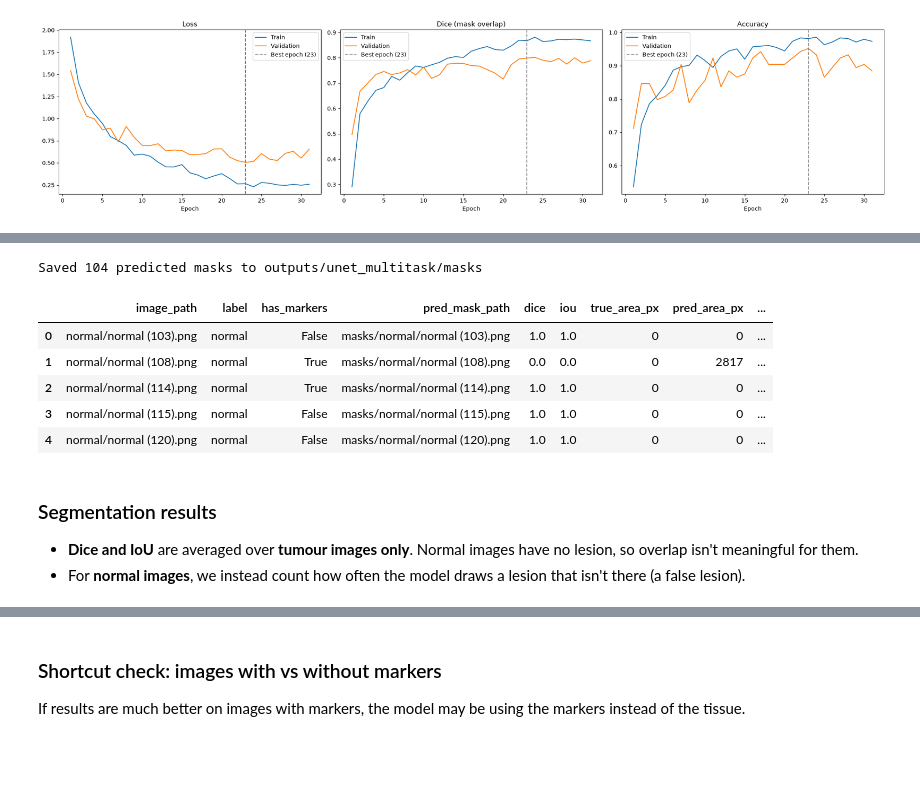
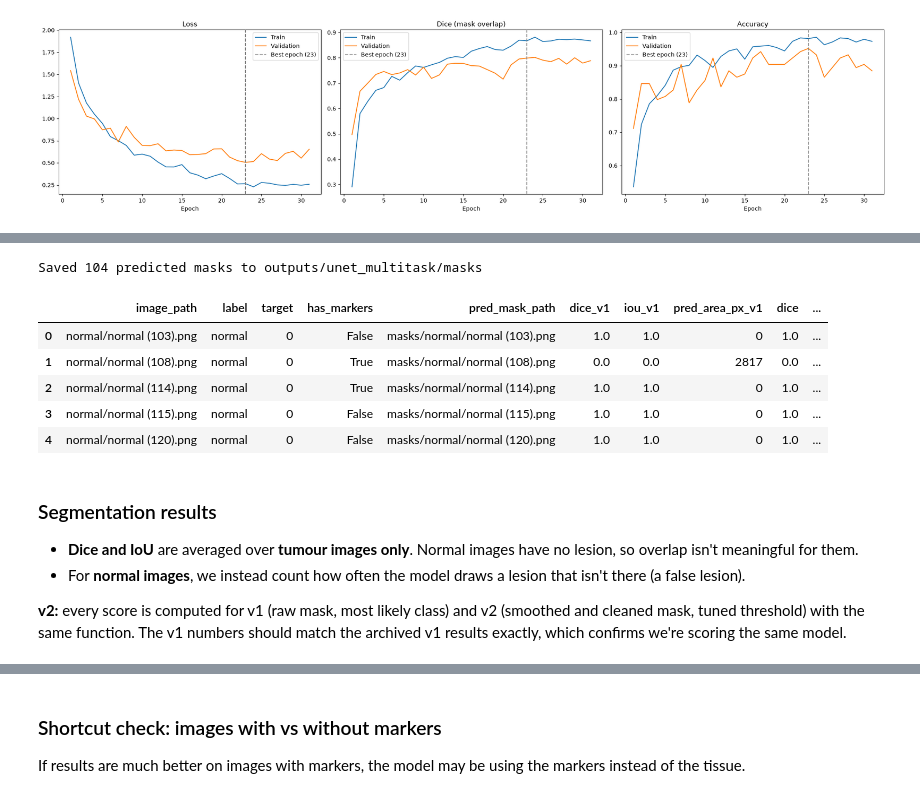
Before and after one commit to Prajwaln08/breast-cancer-detection, a Jupyter notebook: ultrasonic_scans/03_model_unet.ipynb, the cells around one changed output, grey strips where cells are left out. Cells and saved outputs as stored; diff of their text form; code cells hidden in the pictures; blank space fills up the shorter version.

```diff
--- a/ultrasonic_scans/03_model_unet.ipynb
+++ b/ultrasonic_scans/03_model_unet.ipynb
@@ -117,14 +145,28 @@ def load_mask(mask_paths):
     return Image.fromarray(np.any(masks, axis=0).astype(np.uint8) * 255)
 
 
-def unpad_mask(mask, width, height, size=IMAGE_SIZE):
-    """Undo pad_to_square: cut off the borders and resize a True/False mask back to width x height."""
+def crop_box(width, height, size=IMAGE_SIZE):
+    """Where the original image sits inside the padded square: (left, top, new_width, new_height)."""
     scale = size / max(width, height)
     new_width, new_height = round(width * scale), round(height * scale)              # image size inside the square
     left, top = round((size - new_width) / 2), round((size - new_height) / 2)        # where the image starts
+    return left, top, new_width, new_height
+
+
+def unpad_mask(mask, width, height, size=IMAGE_SIZE):
+    """Undo pad_to_square: cut off the borders and resize a True/False mask back to width x height (v1 method)."""
+    left, top, new_width, new_height = crop_box(width, height, size)
     cropped = mask[top:top + new_height, left:left + new_width]
     resized = Image.fromarray(cropped.astype(np.uint8) * 255).resize((width, height), Image.NEAREST)
     return np.array(resized) > 127
+
+
+def unpad_probs(probs, width, height, size=IMAGE_SIZE):
+    """v2: undo pad_to_square for a probability map: cut off the borders and resize smoothly back to width x height.
+    Threshold the result afterwards to get a mask with smooth edges."""
+    left, top, new_width, new_height = crop_box(width, height, size)
+    cropped = probs[top:top + new_height, left:left + new_width].astype(np.float32)
+    return np.array(Image.fromarray(cropped).resize((width, height), Image.BILINEAR))
 
 
 def dice_score(pred, truth):
@@ -384,48 +554,62 @@ class_probs = torch.cat(class_probs).numpy() if MULTI_TASK else None
 # %%
+if MULTI_TASK:
+    y_pred_v1 = decide(class_probs)                        # v1: most likely class
+    y_pred = decide(class_probs, MALIGNANT_THRESHOLD)      # v2: tuned malignant threshold
+
 rows = []
 for i, row in test_df.iterrows():
-    pred = unpad_mask(mask_probs[i] > MASK_THRESHOLD, row['width'], row['height'])   # original image size
     truth = np.array(load_mask(row['mask_paths'])) > 127
+    raw = unpad_mask(mask_probs[i] > MASK_THRESHOLD, row['width'], row['height'])   # v1: mask as predicted
+    pred = final_mask(mask_probs[i], row['width'], row['height'])                    # v2: smoothed + cleaned
+    if NORMAL_GATE_THRESHOLD is not None and y_pred[i] == 0 and class_probs[i, 0] >= NORMAL_GATE_THRESHOLD:
+        pred = np.zeros_like(pred)                                                   # v2: confident 'normal' -> no lesion
 
     mask_path = MASK_DIR / row['image_path']                     # e.g. masks/benign/benign (12).png
     mask_path.parent.mkdir(parents=True, exist_ok=True)
-    Image.fromarray(pred.astype(np.uint8) * 255).save(mask_path)
+    Image.fromarray(pred.astype(np.uint8) * 255).save(mask_path)  # v2 mask, used by 04_measure
 
     rows.append({
         'image_path': row['image_path'],
         'label': row['label'],
+        'target': row['target'],
         'has_markers': row['has_markers'],
         'pred_mask_path': str(mask_path.relative_to(OUTPUT_DIR)),
+        'dice_v1': dice_score(raw, truth),          # v2: keep the v1 scores for comparison
+        'iou_v1': iou_score(raw, truth),
+        'pred_area_px_v1': int(raw.sum()),
         'dice': dice_score(pred, truth),
         'iou': iou_score(pred, truth),
         'true_area_px': int(truth.sum()),
         'pred_area_px': int(pred.sum()),
     })
 
 results = pd.DataFrame(rows)
 
 if MULTI_TASK:
     for k, class_name in enumerate(CLASSES):
-        results[f'prob_{class_name}'] = class_probs[:, k].round(4)
-    results['predicted'] = [CLASSES[k] for k in class_probs.argmax(axis=1)]
+        results[f'prob_{class_name}'] = class_probs[:, k]      # v2: not rounded, so scores match v1 exactly
+    results['predicted_v1'] = [CLASSES[k] for k in y_pred_v1]
+    results['predicted'] = [CLASSES[k] for k in y_pred]
     results['correct'] = results['predicted'] == results['label']
 
 results.to_csv(OUTPUT_DIR / 'test_predictions.csv', index=False)
 print(f'Saved {len(results)} predicted masks to {MASK_DIR}')
 results.head()
 # %% [output]
 Saved 104 predicted masks to outputs/unet_multitask/masks
-|  | image_path | label | has_markers | pred_mask_path | dice | iou | true_area_px | pred_area_px | ... |
-| 0 | normal/normal (103).png | normal | False | masks/normal/normal (103).png | 1.0 | 1.0 | 0 | 0 | ... |
-| 1 | normal/normal (108).png | normal | True | masks/normal/normal (108).png | 0.0 | 0.0 | 0 | 2817 | ... |
-| 2 | normal/normal (114).png | normal | True | masks/normal/normal (114).png | 1.0 | 1.0 | 0 | 0 | ... |
-| 3 | normal/normal (115).png | normal | False | masks/normal/normal (115).png | 1.0 | 1.0 | 0 | 0 | ... |
-| 4 | normal/normal (120).png | normal | False | masks/normal/normal (120).png | 1.0 | 1.0 | 0 | 0 | ... |
+|  | image_path | label | target | has_markers | pred_mask_path | dice_v1 | iou_v1 | pred_area_px_v1 | dice | ... |
+| 0 | normal/normal (103).png | normal | 0 | False | masks/normal/normal (103).png | 1.0 | 1.0 | 0 | 1.0 | ... |
+| 1 | normal/normal (108).png | normal | 0 | True | masks/normal/normal (108).png | 0.0 | 0.0 | 2817 | 0.0 | ... |
+| 2 | normal/normal (114).png | normal | 0 | True | masks/normal/normal (114).png | 1.0 | 1.0 | 0 | 1.0 | ... |
+| 3 | normal/normal (115).png | normal | 0 | False | masks/normal/normal (115).png | 1.0 | 1.0 | 0 | 1.0 | ... |
+| 4 | normal/normal (120).png | normal | 0 | False | masks/normal/normal (120).png | 1.0 | 1.0 | 0 | 1.0 | ... |
 # %% [markdown]
 ### Segmentation results
 
 - **Dice and IoU** are averaged over **tumour images only**. Normal images have no lesion, so overlap isn't meaningful for them.
 - For **normal images**, we instead count how often the model draws a lesion that isn't there (a false lesion).
+
+**v2:** every score is computed for v1 (raw mask, most likely class) and v2 (smoothed and cleaned mask, tuned threshold) with the same function. The v1 numbers should match the archived v1 results exactly, which confirms we're scoring the same model.
 # %%
 tumour = results['label'] != 'normal'
 
```
Also changed, not shown: parts of 21 cells of this notebook, 3 other files.
